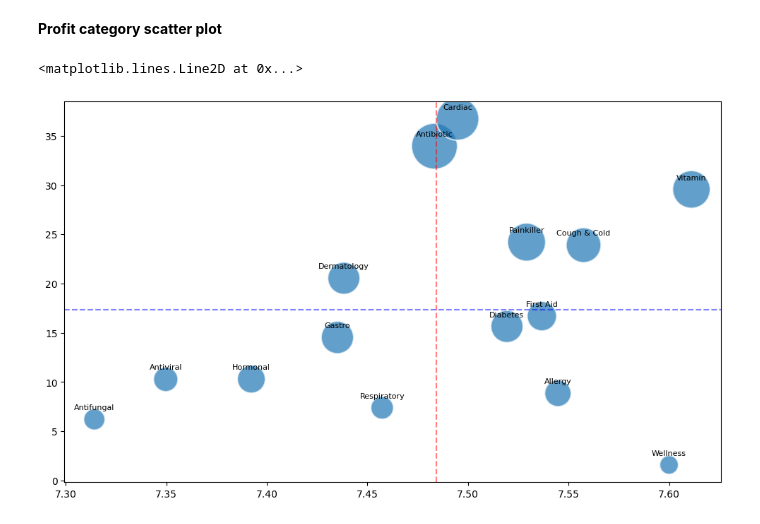
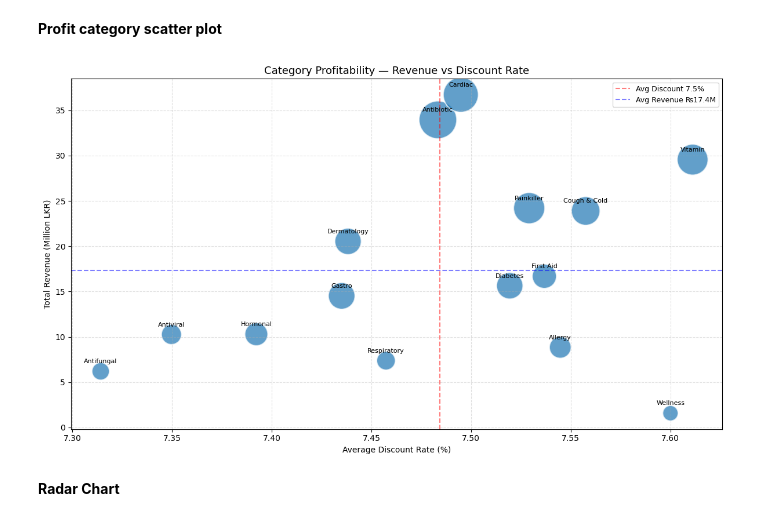
Before and after one commit to arjjunck/medical_data_sales, a Jupyter notebook: Medical_Sales/medical_sales.ipynb, the cells around one changed output. Drawn from its saved outputs; the diff is of its cells as text; code cells hidden in the pictures.

```diff
--- a/Medical_Sales/medical_sales.ipynb
+++ b/Medical_Sales/medical_sales.ipynb
@@ -445,28 +445,40 @@ sizes = (cat_stats["Transactions"] / cat_stats["Transactions"].max() * 2000 + 20
 # %%
 fig, ax = plt.subplots(figsize=(12, 7))
 
 ax.scatter(cat_stats["AvgDiscount"] * 100,
            cat_stats["Revenue"] / 1e6,
            s=sizes,
            alpha=0.7,
            edgecolors="white",
            linewidths=1.5)
 #code for category on each label of bubble
 for _, row in cat_stats.iterrows():
     ax.annotate(row["Medicine_Category"],
                 xy=(row["AvgDiscount"] * 100, row["Revenue"] / 1e6),
                 xytext=(0, 10),
                 textcoords="offset points",
                 ha="center", fontsize=8)
 
 #reference lines for averages
 avg_discount = cat_stats["AvgDiscount"].mean() * 100
 avg_revenue  = cat_stats["Revenue"].mean() / 1e6
 
 ax.axvline(avg_discount, color="red", linestyle="--",
            alpha=0.5, label=f"Avg Discount {avg_discount:.1f}%")
 ax.axhline(avg_revenue, color="blue", linestyle="--",
            alpha=0.5, label=f"Avg Revenue ₨{avg_revenue:.1f}M")
+
+#labels and formatting
+ax.set_title("Category Profitability — Revenue vs Discount Rate",
+             fontsize=13)
+ax.set_xlabel("Average Discount Rate (%)")
+ax.set_ylabel("Total Revenue (Million LKR)")
+ax.legend(fontsize=9)
+ax.grid(axis="both", linestyle="--", alpha=0.4)
+
+plt.tight_layout()
+plt.show()
 # %% [output]
-<matplotlib.lines.Line2D at 0x...>
-[figure, old version]
+[figure, new version]
+# %% [markdown]
+**Radar Chart**
```
Also changed, not shown: parts of 4 cells of this notebook.
